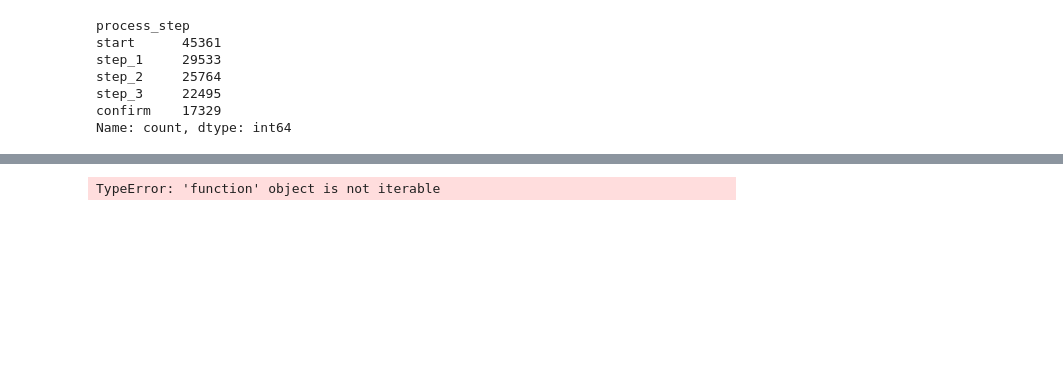
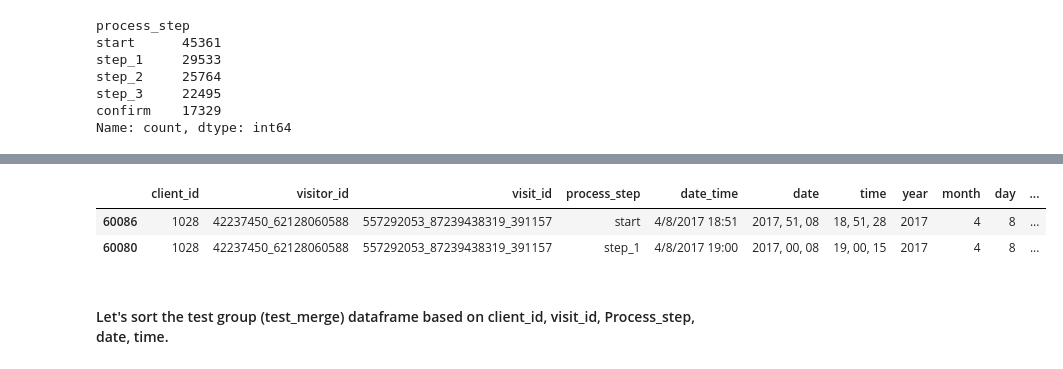
Before and after one commit to fmammo/vanguard-ab-test, a Jupyter notebook: Data_EDA.ipynb, the cells around one changed output, grey strips where cells are left out. Drawn from its saved outputs; the diff is of its cells as text; code cells hidden in the pictures; blank space fills up the shorter version.

```diff
--- a/Data_EDA.ipynb
+++ b/Data_EDA.ipynb
@@ -421,8 +442,8 @@ def sort_val(column):
 # %%
-# Sort our dataframe based on multiple columns
-control_sorted = sorted(control_merge, key = sort_val)
+control_sorted = control_merge.sort_values(['client_id','visit_id', 'process_step', 'date', 'time'], ascending = [True, True, True, True, True])
-# %%
-for col in sort_val:
-    print(col)
-# %% [output]
-TypeError: 'function' object is not iterable
+# %%
+control_sorted.head(2)
+# %% [output]
+|  | client_id | visitor_id | visit_id | process_step | date_time | date | time | year | month | day | ... |
+| 60086 | 1028 | 42237450_62128060588 | 557292053_87239438319_391157 | start | 4/8/2017 18:51 | 2017, 51, 08 | 18, 51, 28 | 2017 | 4 | 8 | ... |
+| 60080 | 1028 | 42237450_62128060588 | 557292053_87239438319_391157 | step_1 | 4/8/2017 19:00 | 2017, 00, 08 | 19, 00, 15 | 2017 | 4 | 8 | ... |
@@ -428,0 +453,2 @@ TypeError: 'function' object is not iterable
+# %% [markdown]
+#### Let's sort the test group (test_merge) dataframe based on client_id, visit_id, Process_step, date, time.
```
Also changed, not shown: parts of 55 cells of this notebook, 3 other files.
